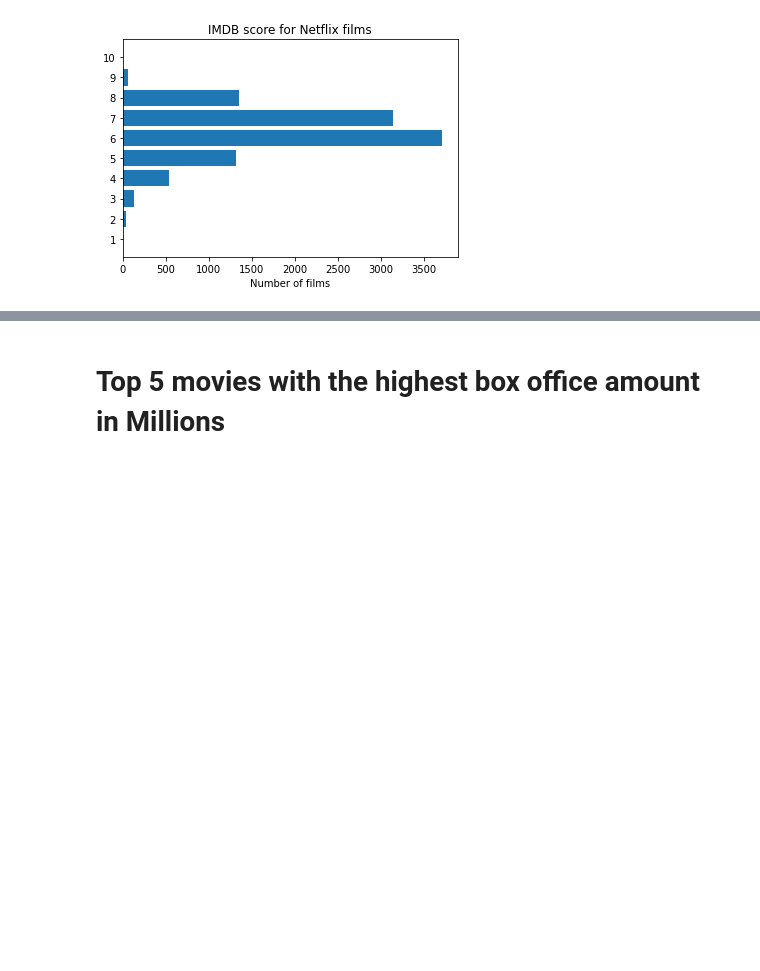
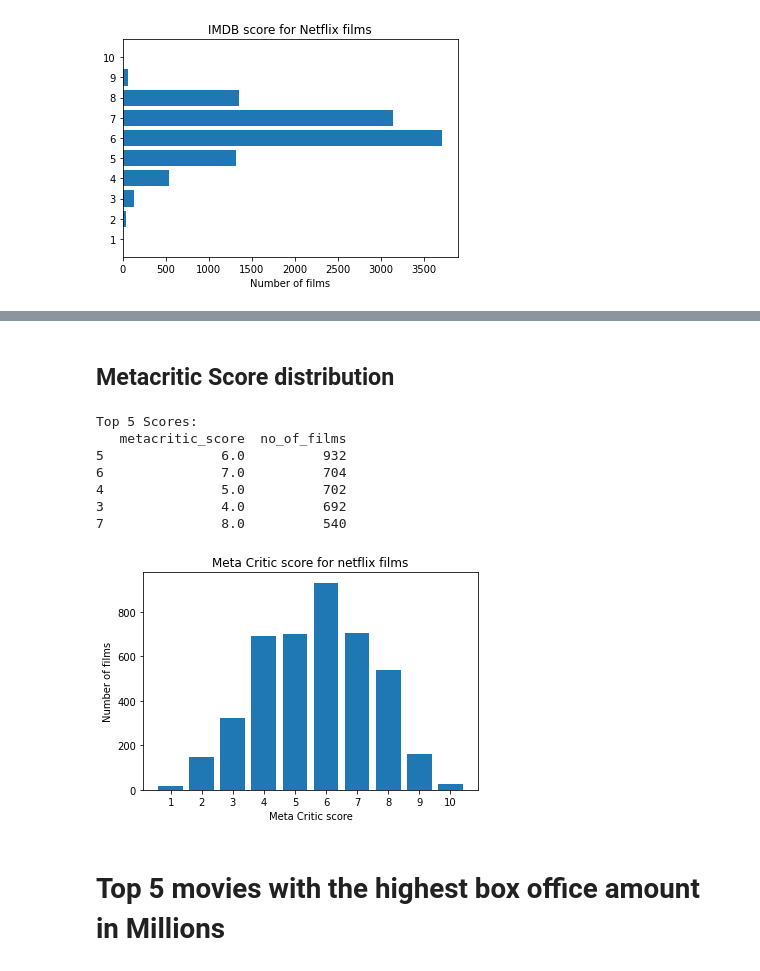
Before and after one commit to sowmyk92/flight, a Jupyter notebook: case/start.ipynb, the cells around one changed output, grey strips where cells are left out. Saved outputs shown, nothing was run; the diff lists cells and outputs as text; code cells hidden in the pictures; blank space fills up the shorter version.

```diff
--- a/case/start.ipynb
+++ b/case/start.ipynb
@@ -245,3 +269,28 @@ Text(0.5, 1.0, 'IMDB score for Netflix films')
+# %% [markdown]
+## Metacritic Score distribution
+# %%
+movies_df['title'] =movies_df['title'].str.lower()
+movies_df['metacritic_score'] = movies_df['metacritic_score'].div(10).round()
+
+mc_score = movies_df[movies_df['metacritic_score']> 0].groupby('metacritic_score')['movie_id'].count().reset_index(name='no_of_films')
+print("Top 5 Scores:")
+print((mc_score).sort_values(by='no_of_films', ascending = False).head(5))
+
+plt.bar(mc_score['metacritic_score'],mc_score['no_of_films'])
+plt.xticks(mc_score['metacritic_score'])
+plt.xlabel("Meta Critic score")
+plt.ylabel("Number of films")
+plt.title("Meta Critic score for netflix films")
+plt.show()
+# %% [output]
+Top 5 Scores:
+   metacritic_score  no_of_films
+5               6.0          932
+6               7.0          704
+4               5.0          702
+3               4.0          692
+7               8.0          540
+[figure, added]
 # %% [markdown]
 # Top 5 movies with the highest box office amount in Millions
 # %%
```
Also changed, not shown: parts of 3 cells of this notebook.
